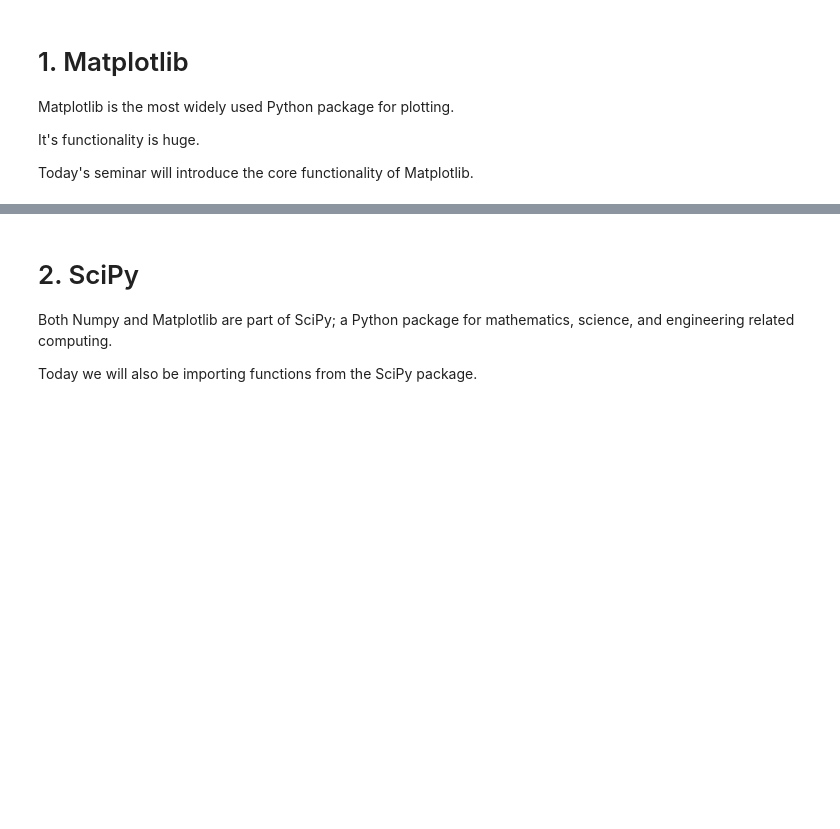
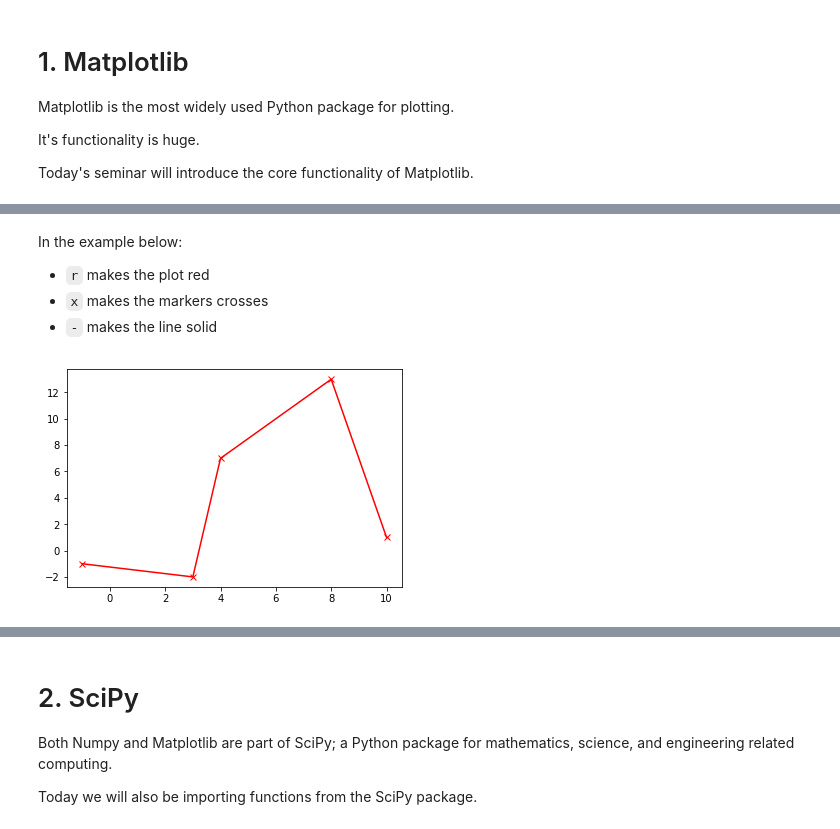
Before and after one commit to hphilamore/ILAS_PyEng2019, a Jupyter notebook: 03_PlottingAnalysing__ClassMaterial_.ipynb, the cells around one changed output, grey strips where cells are left out. Drawn from its saved outputs; the diff is of its cells as text; code cells hidden in the pictures; blank space fills up the shorter version.

```diff
--- a/03_PlottingAnalysing__ClassMaterial_.ipynb
+++ b/03_PlottingAnalysing__ClassMaterial_.ipynb
@@ -71,0 +111,9 @@ from mpl_toolkits.mplot3d import axes3d
+# %% [markdown]
+In the example below:
+ - `r` makes the plot red
+ - `x` makes the markers crosses
+ - `-` makes the line solid
+# %%
+plt.plot(x, f, '-xr');
+# %% [output]
+[figure, added]
```
Also changed, not shown: parts of 31 cells of this notebook.
